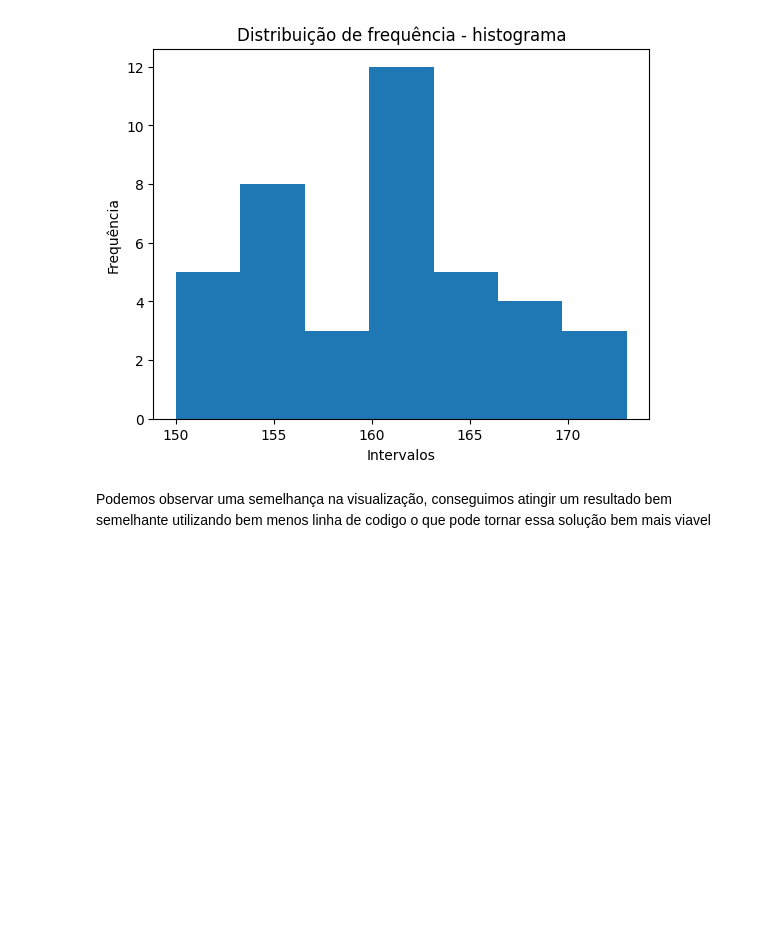
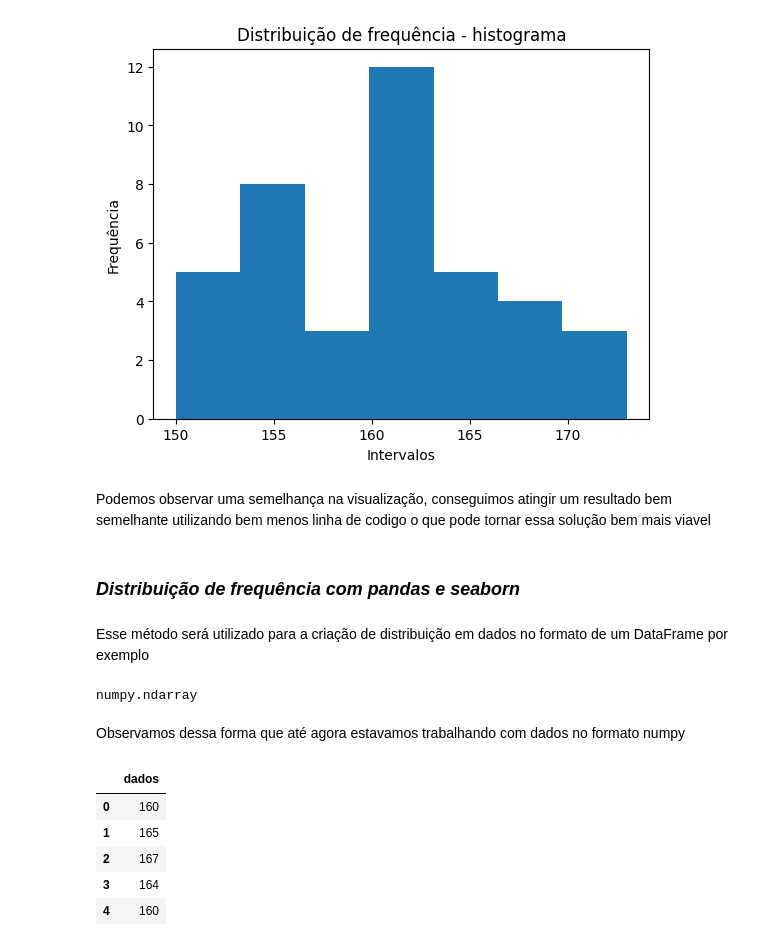
Before and after one commit to JosenildoJunior/StatPyDataScience, a Jupyter notebook: Distribuição_de_frequência.ipynb, the cells around one changed output. Saved outputs shown, nothing was run; the diff lists cells and outputs as text; code cells hidden in the pictures; blank space fills up the shorter version.

```diff
--- a/Distribuição_de_frequência.ipynb
+++ b/Distribuição_de_frequência.ipynb
@@ -231,3 +231,27 @@ plt.ylabel('Frequência');
 [figure]
 # %% [markdown]
 Podemos observar uma semelhança na visualização, conseguimos atingir um resultado bem semelhante utilizando bem menos linha de codigo o que pode tornar essa solução bem mais viavel
+# %% [markdown]
+### *Distribuição de frequência com pandas e seaborn*
+# %% [markdown]
+Esse método será utilizado para a criação de distribuição em dados no formato de um DataFrame por exemplo
+# %%
+# Observando o tipo do dado
+type(dados)
+# %% [output]
+numpy.ndarray
+# %% [markdown]
+Observamos dessa forma que até agora estavamos trabalhando com dados no formato numpy
+# %%
+# Convertendo os dados para um Data Frame
+df = pd.DataFrame({'dados': dados})
+
+# Observando os valores
+df.head()
+# %% [output]
+|  | dados |
+| 0 | 160 |
+| 1 | 165 |
+| 2 | 167 |
+| 3 | 164 |
+| 4 | 160 |
```
Also changed, not shown: parts of 5 cells of this notebook.
